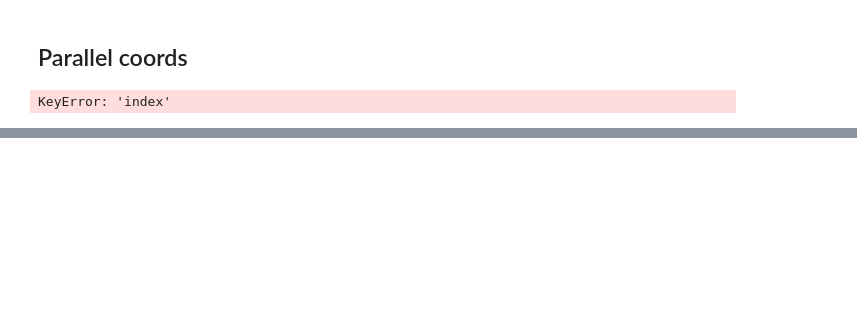
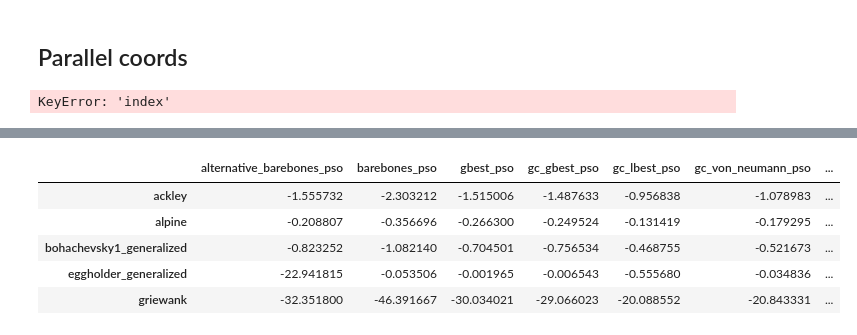
Before and after one commit to phlippieb/mpy, a Jupyter notebook: FLCs.ipynb, the cells around one changed output, grey strips where cells are left out. Saved outputs shown, nothing was run; the diff lists cells and outputs as text; code cells hidden in the pictures; blank space fills up the shorter version.

```diff
--- a/FLCs.ipynb
+++ b/FLCs.ipynb
@@ -725,0 +815,10 @@ KeyError: 'index'
+# %%
+droc_df_m = droc_df.applymap(np.mean)
+droc_df_m.head()
+# %% [output]
+|  | alternative_barebones_pso | barebones_pso | gbest_pso | gc_gbest_pso | gc_lbest_pso | gc_von_neumann_pso | ... |
+| ackley | -1.555732 | -2.303212 | -1.515006 | -1.487633 | -0.956838 | -1.078983 | ... |
+| alpine | -0.208807 | -0.356696 | -0.266300 | -0.249524 | -0.131419 | -0.179295 | ... |
+| bohachevsky1_generalized | -0.823252 | -1.082140 | -0.704501 | -0.756534 | -0.468755 | -0.521673 | ... |
+| eggholder_generalized | -22.941815 | -0.053506 | -0.001965 | -0.006543 | -0.555680 | -0.034836 | ... |
+| griewank | -32.351800 | -46.391667 | -30.034021 | -29.066023 | -20.088552 | -20.843331 | ... |
```
Also changed, not shown: parts of 9 cells of this notebook.
